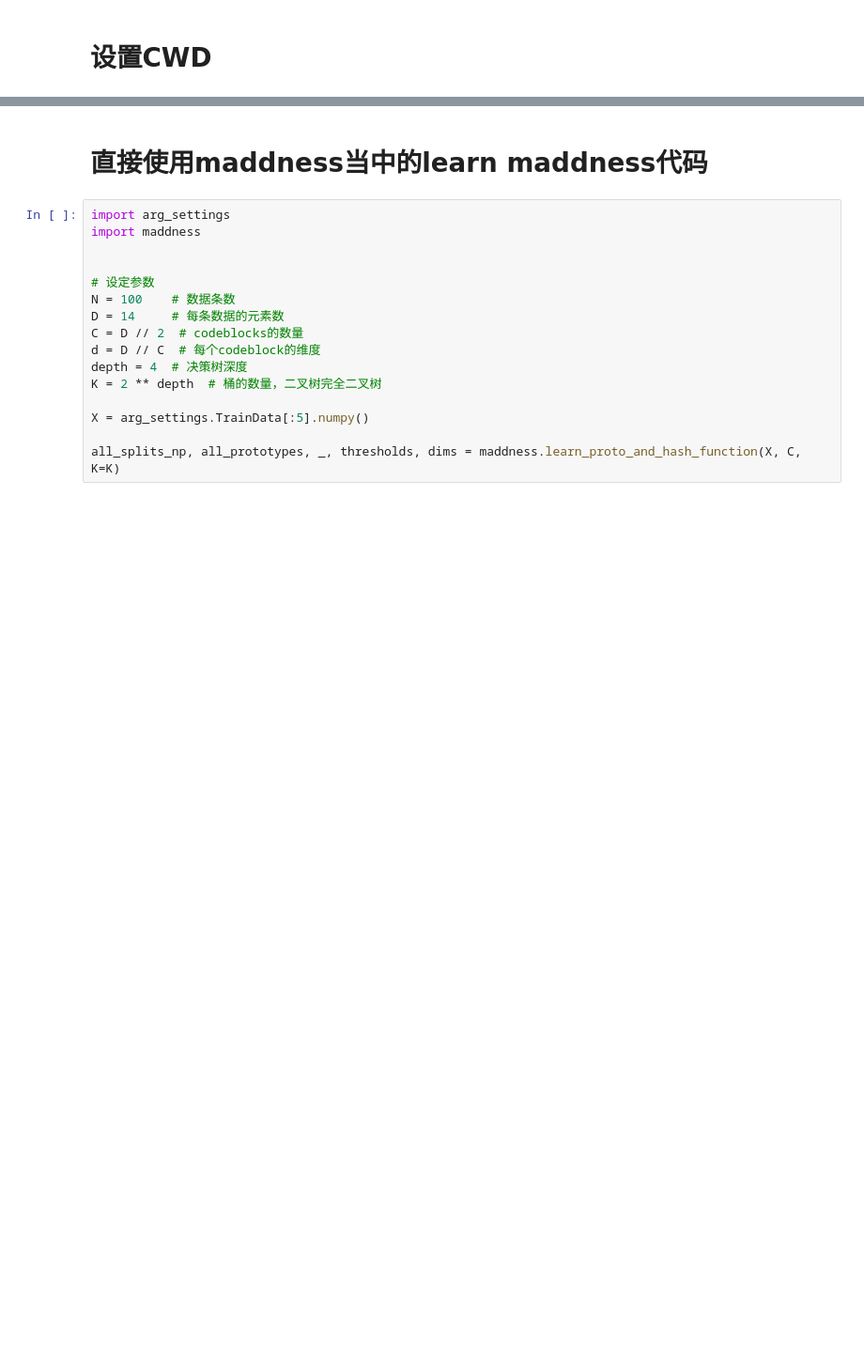
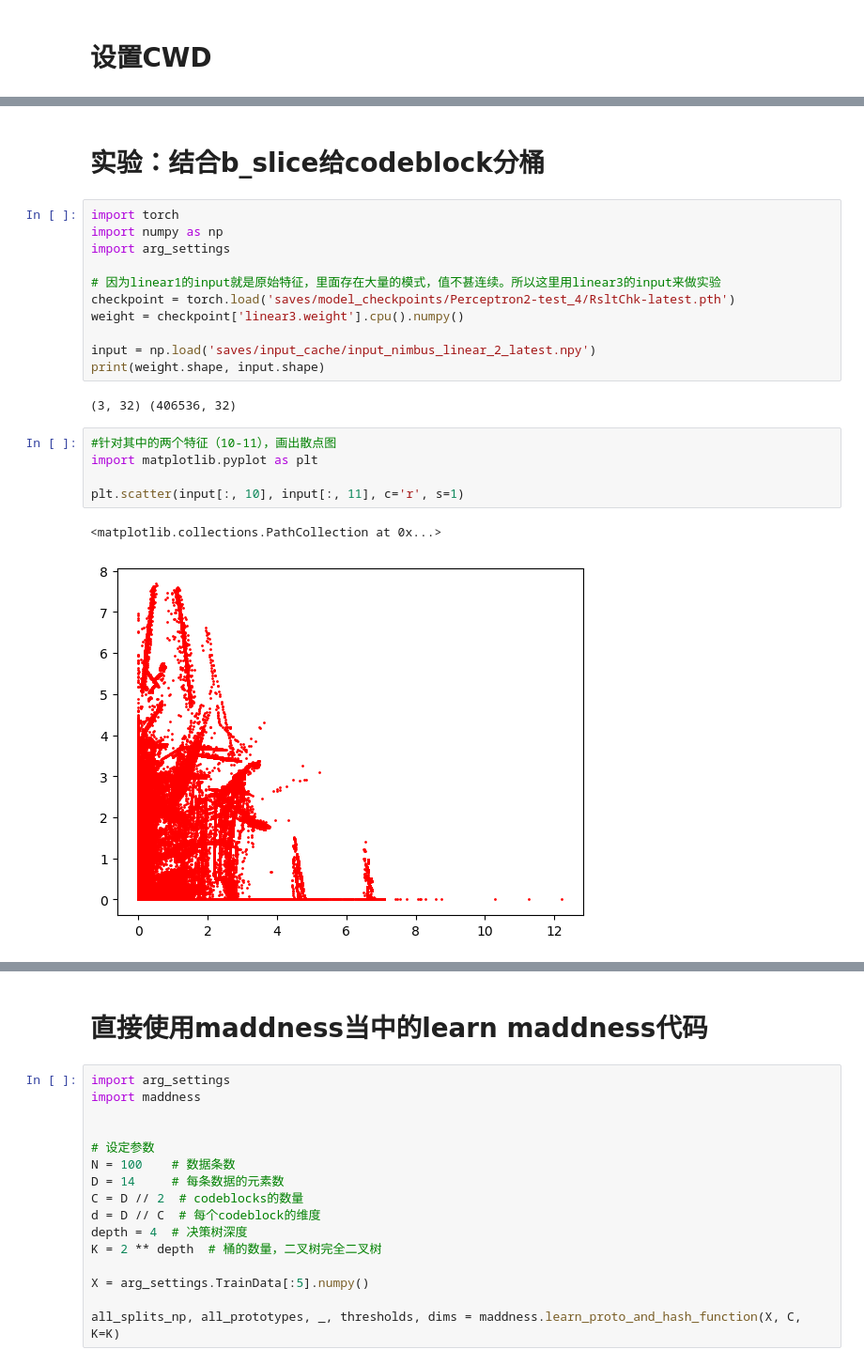
Before and after one commit to futouyiba/nimbus, a Jupyter notebook: src/playground.ipynb, the cells around one changed output, grey strips where cells are left out. Shown at 94% size. Saved outputs shown, nothing was run; the diff lists cells and outputs as text; blank space fills up the shorter version.

```diff
--- a/src/playground.ipynb
+++ b/src/playground.ipynb
@@ -19 +19,24 @@ print("current working directory: ", os.getcwd())
 current working directory:  /home/futou/projects/cumulonimbus/nimbus
+# %% [markdown]
+# 实验：结合b_slice给codeblock分桶
+# %%
+import torch
+import numpy as np
+import arg_settings
+
+# 因为linear1的input就是原始特征，里面存在大量的模式，值不甚连续。所以这里用linear3的input来做实验
+checkpoint = torch.load('saves/model_checkpoints/Perceptron2-test_4/RsltChk-latest.pth')
+weight = checkpoint['linear3.weight'].cpu().numpy()
+
+input = np.load('saves/input_cache/input_nimbus_linear_2_latest.npy')
+print(weight.shape, input.shape)
+# %% [output]
+(3, 32) (406536, 32)
+# %%
+#针对其中的两个特征（10-11），画出散点图
+import matplotlib.pyplot as plt
+
+plt.scatter(input[:, 10], input[:, 11], c='r', s=1)
+# %% [output]
+<matplotlib.collections.PathCollection at 0x...>
+[figure, added]
```
Also changed, not shown: parts of 10 cells of this notebook, 2 other files.
